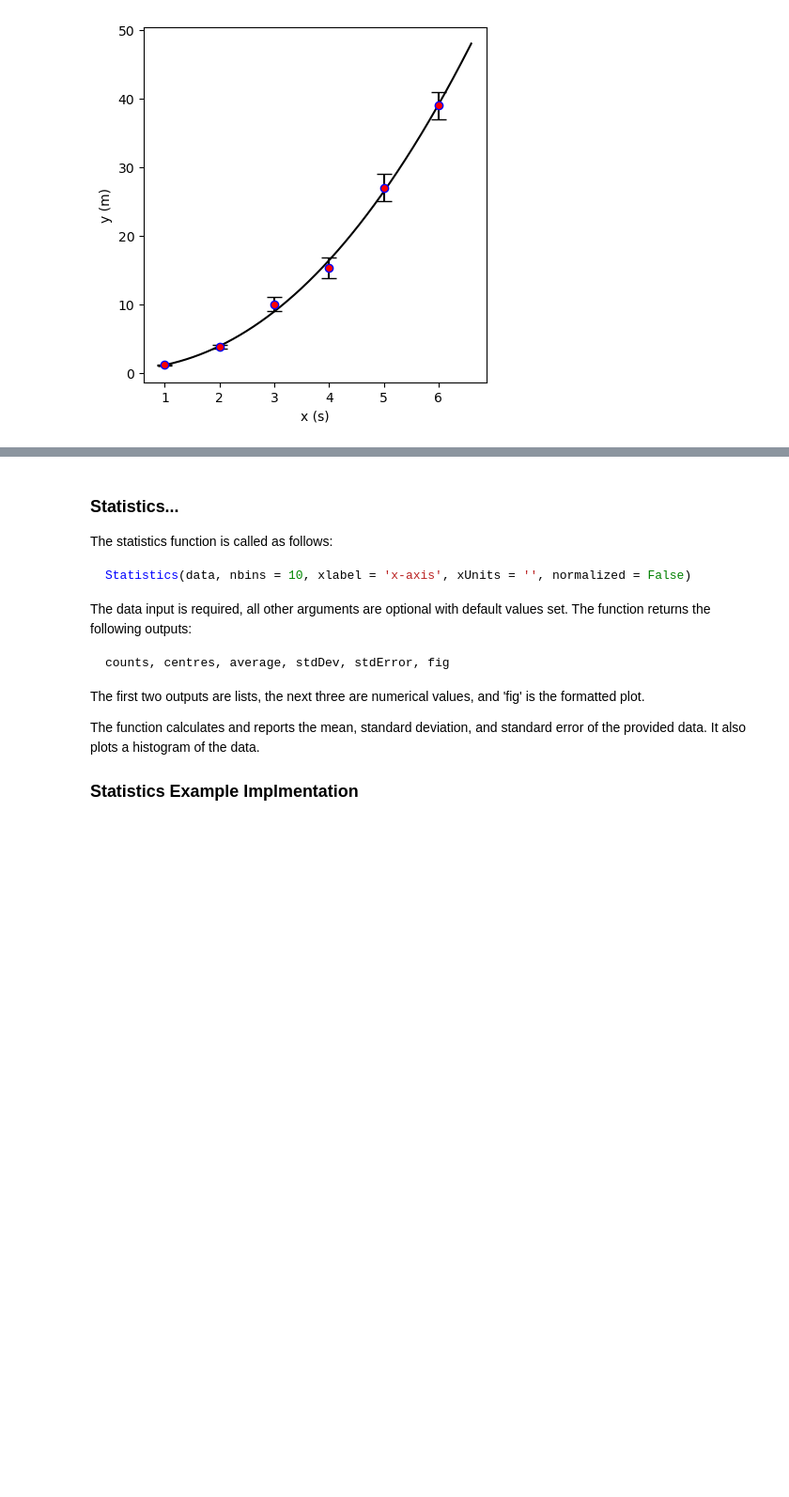
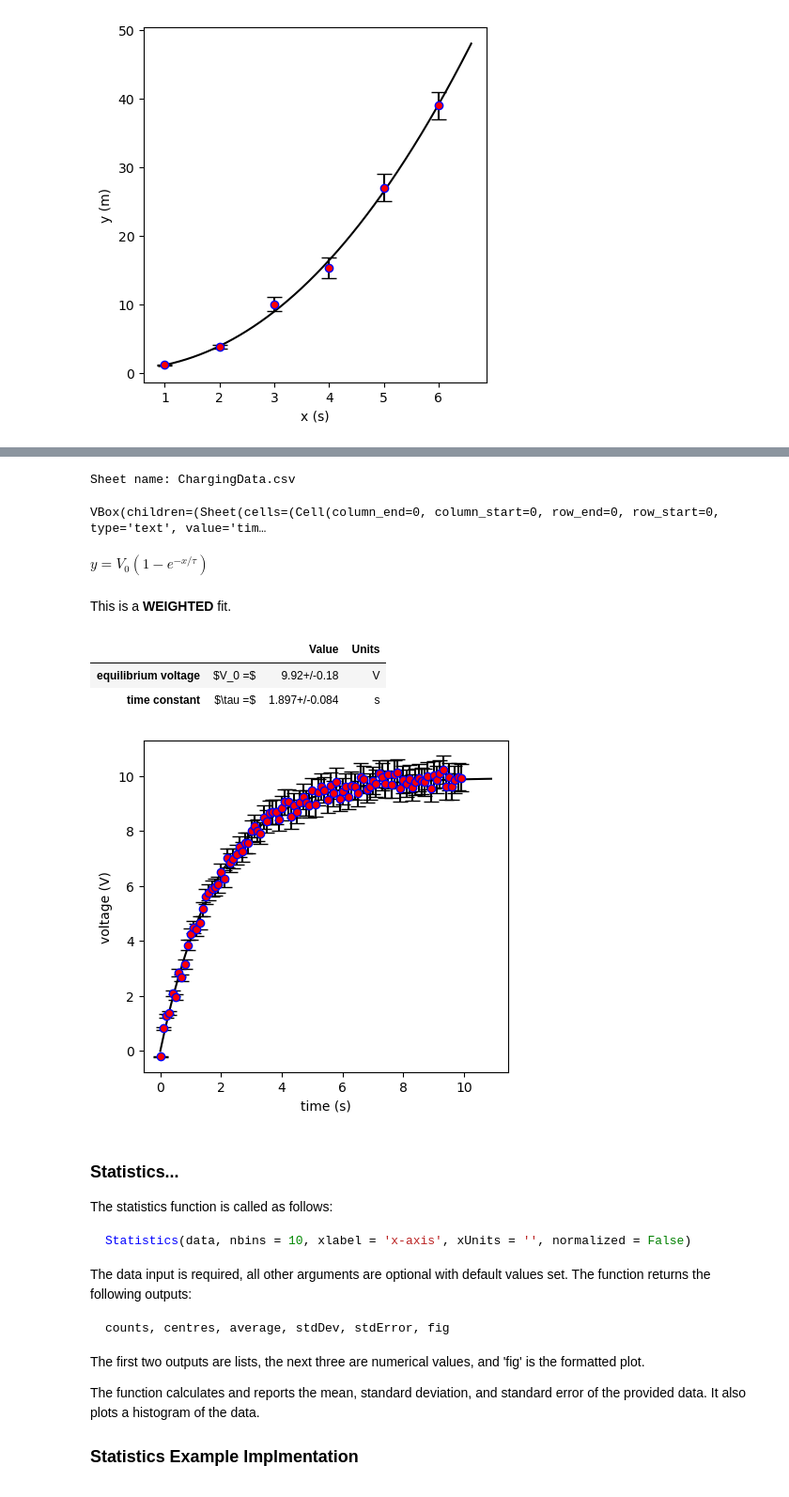
Before and after one commit to jake-bobowski/PHYS121_Functions, a Jupyter notebook: PHYS_121_Functions_demonstration.ipynb, the cells around one changed output, grey strips where cells are left out. Shown at 94% size. Cells and saved outputs as stored; diff of their text form; code cells hidden in the pictures; blank space fills up the shorter version.

```diff
--- a/PHYS_121_Functions_demonstration.ipynb
+++ b/PHYS_121_Functions_demonstration.ipynb
@@ -164,3 +193,15 @@ This is a **WEIGHTED** fit.
+# %%
+PHYS121.Spreadsheet('ChargingData')
+V0, tau, dV0, dtau, fig = PHYS121.Charging(v_time, v_voltage, v_errVoltage, 'time' , 'voltage', 's', 'V')
+# %% [output]
+Sheet name: ChargingData.csv
+VBox(children=(Sheet(cells=(Cell(column_end=0, column_start=0, row_end=0, row_start=0, type='text', value='tim…
+$y = V_0(1 - e^{-x/ \tau})$
+This is a **WEIGHTED** fit.
+|  |  | Value | Units |
+| equilibrium voltage | $V_0 =$ | 9.92+/-0.18 | V |
+| time constant | $\tau =$ | 1.897+/-0.084 | s |
+[figure, added]
 # %% [markdown]
 ### Statistics...
 
```
Also changed, not shown: parts of 5 cells of this notebook.
